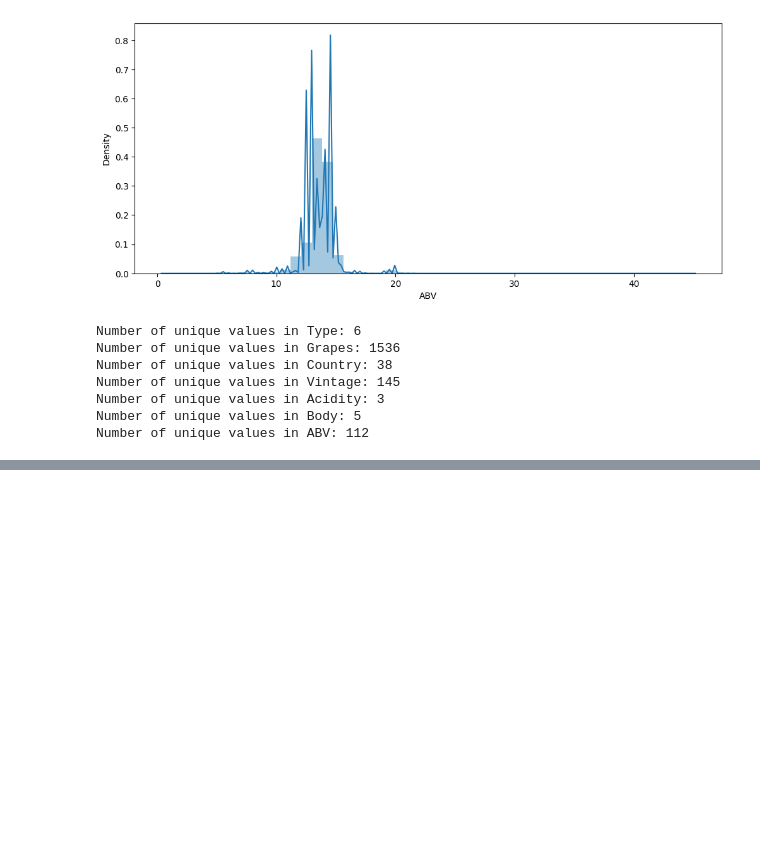
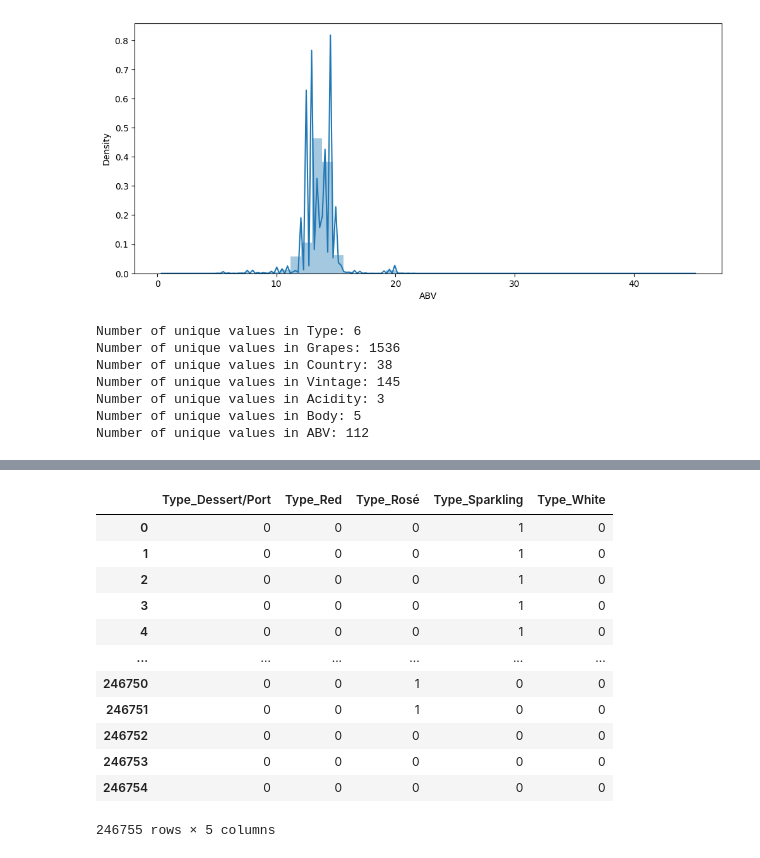
Before and after one commit to blossmuri/Grape-Wine-Rating-Inference, a Jupyter notebook: Xwines.ipynb, the cells around one changed output, grey strips where cells are left out. Cells and saved outputs as stored; diff of their text form; code cells hidden in the pictures; blank space fills up the shorter version.

```diff
--- a/Xwines.ipynb
+++ b/Xwines.ipynb
@@ -265,0 +342,18 @@ with open(file_path, "w") as f:
+# %%
+from sklearn.cluster import AgglomerativeClustering
+X = /home/r00323024/unique_Grape.txt . onehot
+model = AgglomerativeClustering(n_clusters = n, linkage = 'ward')
+# %% [output]
+|  | Type_Dessert/Port | Type_Red | Type_Rosé | Type_Sparkling | Type_White |
+| 0 | 0 | 0 | 0 | 1 | 0 |
+| 1 | 0 | 0 | 0 | 1 | 0 |
+| 2 | 0 | 0 | 0 | 1 | 0 |
+| 3 | 0 | 0 | 0 | 1 | 0 |
+| 4 | 0 | 0 | 0 | 1 | 0 |
+| ... | ... | ... | ... | ... | ... |
+| 246750 | 0 | 0 | 1 | 0 | 0 |
+| 246751 | 0 | 0 | 1 | 0 | 0 |
+| 246752 | 0 | 0 | 0 | 0 | 0 |
+| 246753 | 0 | 0 | 0 | 0 | 0 |
+| 246754 | 0 | 0 | 0 | 0 | 0 |
+246755 rows × 5 columns
```
Also changed, not shown: parts of 12 cells of this notebook, 1 other file.
